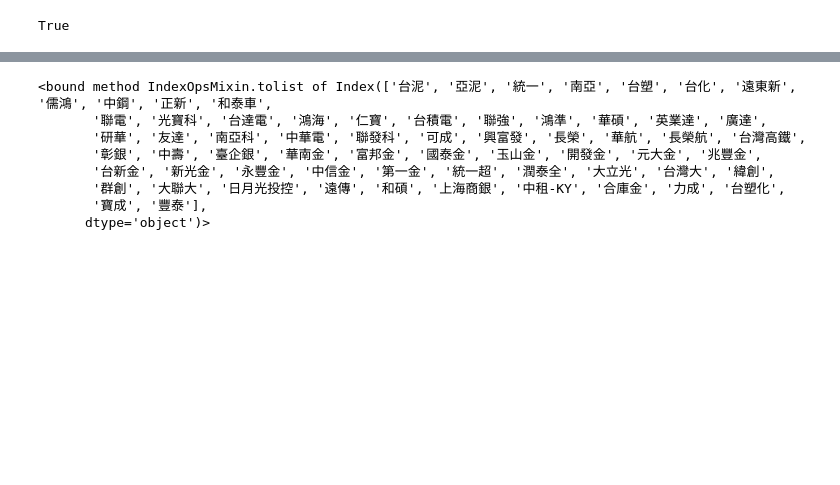
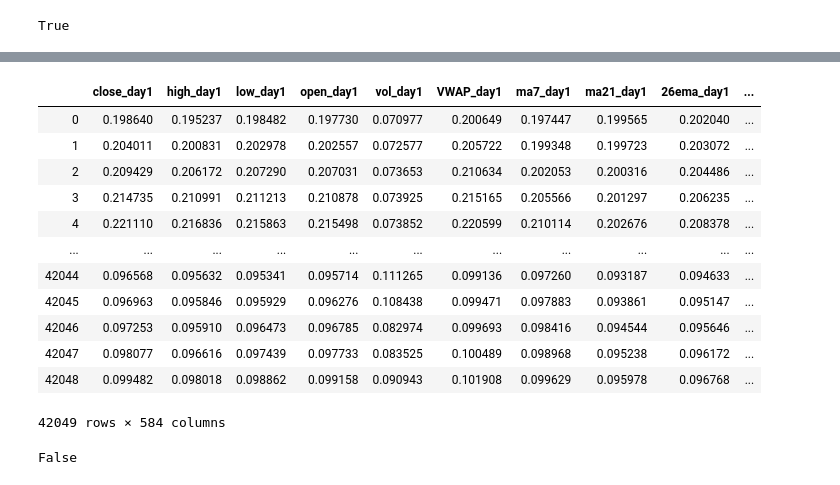
Before and after one commit to datateams0982/Inventory_Check, a Jupyter notebook: TrainingPrep/TrainingPreparation.ipynb, the cells around one changed output, grey strips where cells are left out. Drawn from its saved outputs; the diff is of its cells as text; code cells hidden in the pictures; blank space fills up the shorter version.

```diff
--- a/TrainingPrep/TrainingPreparation.ipynb
+++ b/TrainingPrep/TrainingPreparation.ipynb
@@ -243 +220,24 @@ test_df
+# %%
+test_df = func.transform_csv(X_test, Y_test, cluster, feature_list)
+test_df
+# %% [output]
+|  | close_day1 | high_day1 | low_day1 | open_day1 | vol_day1 | VWAP_day1 | ma7_day1 | ma21_day1 | 26ema_day1 | ... |
+| 0 | 0.198640 | 0.195237 | 0.198482 | 0.197730 | 0.070977 | 0.200649 | 0.197447 | 0.199565 | 0.202040 | ... |
+| 1 | 0.204011 | 0.200831 | 0.202978 | 0.202557 | 0.072577 | 0.205722 | 0.199348 | 0.199723 | 0.203072 | ... |
+| 2 | 0.209429 | 0.206172 | 0.207290 | 0.207031 | 0.073653 | 0.210634 | 0.202053 | 0.200316 | 0.204486 | ... |
+| 3 | 0.214735 | 0.210991 | 0.211213 | 0.210878 | 0.073925 | 0.215165 | 0.205566 | 0.201297 | 0.206235 | ... |
+| 4 | 0.221110 | 0.216836 | 0.215863 | 0.215498 | 0.073852 | 0.220599 | 0.210114 | 0.202676 | 0.208378 | ... |
+| ... | ... | ... | ... | ... | ... | ... | ... | ... | ... | ... |
+| 42044 | 0.096568 | 0.095632 | 0.095341 | 0.095714 | 0.111265 | 0.099136 | 0.097260 | 0.093187 | 0.094633 | ... |
+| 42045 | 0.096963 | 0.095846 | 0.095929 | 0.096276 | 0.108438 | 0.099471 | 0.097883 | 0.093861 | 0.095147 | ... |
+| 42046 | 0.097253 | 0.095910 | 0.096473 | 0.096785 | 0.082974 | 0.099693 | 0.098416 | 0.094544 | 0.095646 | ... |
+| 42047 | 0.098077 | 0.096616 | 0.097439 | 0.097733 | 0.083525 | 0.100489 | 0.098968 | 0.095238 | 0.096172 | ... |
+| 42048 | 0.099482 | 0.098018 | 0.098862 | 0.099158 | 0.090943 | 0.101908 | 0.099629 | 0.095978 | 0.096768 | ... |
+42049 rows × 584 columns
+# %%
+train_df.isna().values.any()
+val_df.isna().values.any()
+test_df.isna().values.any()
+# %% [output]
+False
 # %%
@@ -247,11 +246,0 @@ test_df.to_csv('D:\\庫存健診開發\\data\\test.csv', index=False)
-# %%
-test_df[test_df.cluster == 0].index.tolist
-# %% [output]
-<bound method IndexOpsMixin.tolist of Index(['台泥', '亞泥', '統一', '南亞', '台塑', '台化', '遠東新', '儒鴻', '中鋼', '正新', '和泰車',
-       '聯電', '光寶科', '台達電', '鴻海', '仁寶', '台積電', '聯強', '鴻準', '華碩', '英業達', '廣達',
-       '研華', '友達', '南亞科', '中華電', '聯發科', '可成', '興富發', '長榮', '華航', '長榮航', '台灣高鐵',
-       '彰銀', '中壽', '臺企銀', '華南金', '富邦金', '國泰金', '玉山金', '開發金', '元大金', '兆豐金',
-       '台新金', '新光金', '永豐金', '中信金', '第一金', '統一超', '潤泰全', '大立光', '台灣大', '緯創',
-       '群創', '大聯大', '日月光投控', '遠傳', '和碩', '上海商銀', '中租-KY', '合庫金', '力成', '台塑化',
-       '寶成', '豐泰'],
-      dtype='object')>
```
Also changed, not shown: parts of 16 cells of this notebook, 10 other files.
